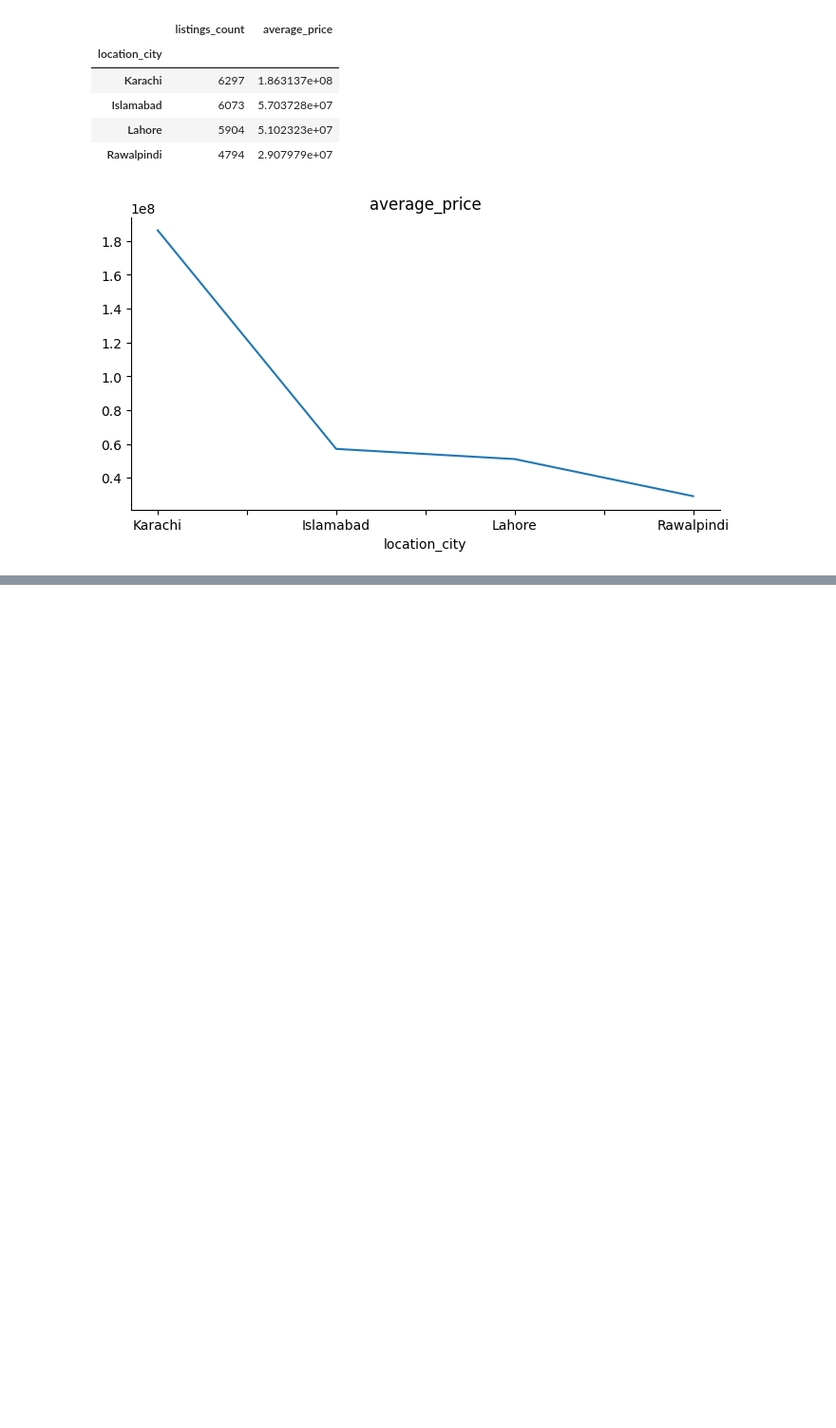
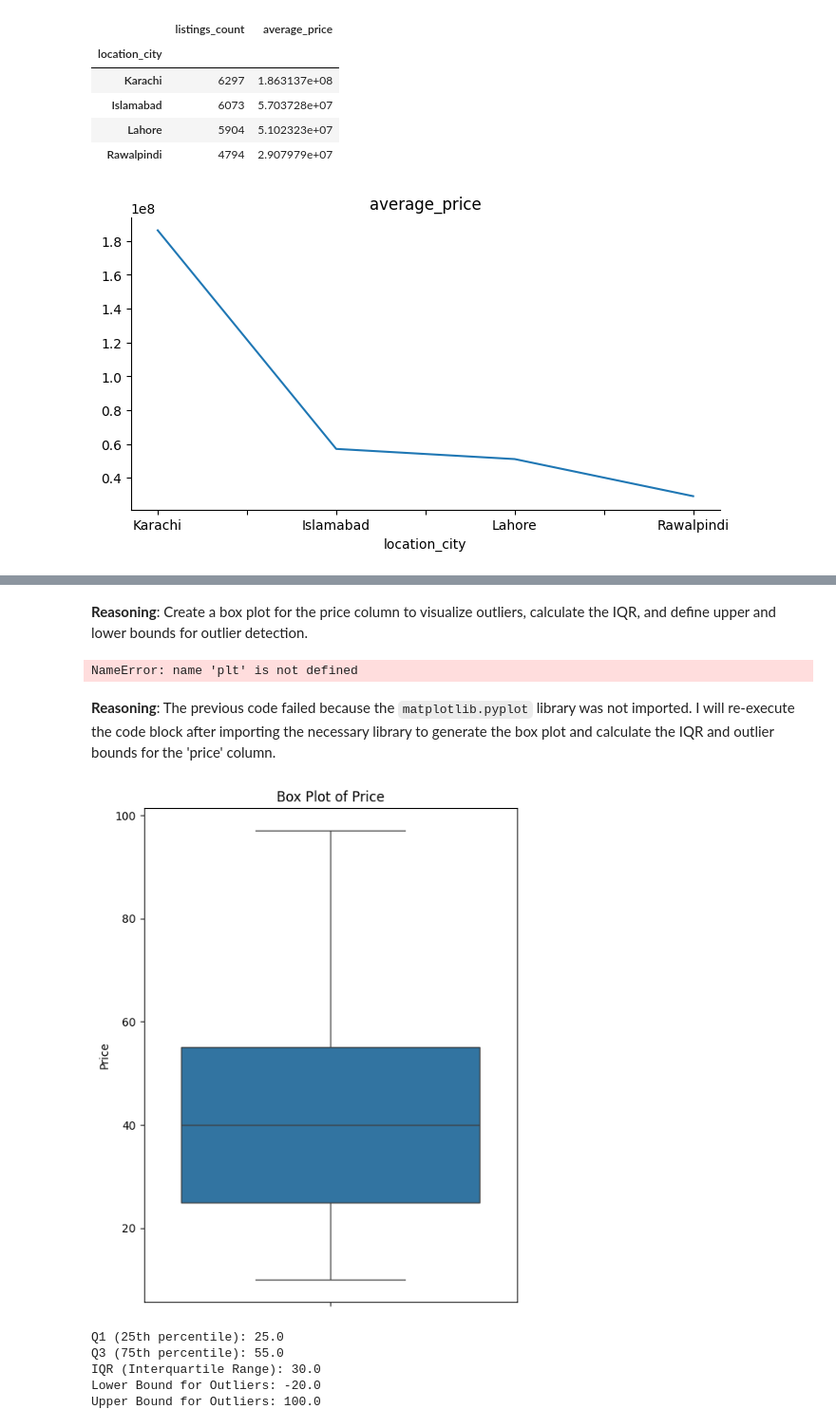
Before and after one commit to tahahasan01/Airbnb_Listings_Analysis, a Jupyter notebook: Airbnb_Analysis.ipynb, the cells around one changed output, grey strips where cells are left out. Shown at 95% size. Saved outputs shown, nothing was run; the diff lists cells and outputs as text; code cells hidden in the pictures; blank space fills up the shorter version.

```diff
--- a/Airbnb_Analysis.ipynb
+++ b/Airbnb_Analysis.ipynb
@@ -1101,0 +1319,14 @@ plt.gca().spines[['top', 'right']].set_visible(False)
+# %%
+# Create dummy variables for 'roomType' and 'isHostedBySuperhost'
+df_combined_cleaned = pd.get_dummies(df_combined_cleaned, columns=['roomType', 'isHostedBySuperhost'], prefix=['roomType', 'isHostedBySuperhost'], drop_first=True)
+
+# Re-create the 'city' feature from the 'address' column
+df_combined_cleaned['city'] = df_combined_cleaned['address'].str.split(',').str[0]
+
+# Display the first few rows to verify the new features
+print("DataFrame with new dummy variables and 'city' feature:")
+display(df_combined_cleaned.head())
+
+# Display the columns to check the new dummy variable names
+print("\nColumns after creating dummy variables:")
+print(df_combined_cleaned.columns)
@@ -1101,0 +1359,65 @@ plt.gca().spines[['top', 'right']].set_visible(False)
+# %% [markdown]
+**Reasoning**:
+Create a box plot for the price column to visualize outliers, calculate the IQR, and define upper and lower bounds for outlier detection.
+# %%
+import numpy as np
+
+# Create a box plot of the price column
+plt.figure(figsize=(6, 8))
+sns.boxplot(y=df_combined_cleaned['price'])
+plt.title('Box Plot of Price')
+plt.ylabel('Price')
+plt.show()
+
+# Calculate the IQR for the price column
+Q1 = df_combined_cleaned['price'].quantile(0.25)
+Q3 = df_combined_cleaned['price'].quantile(0.75)
+IQR = Q3 - Q1
+
+# Define upper and lower bounds for outlier detection
+lower_bound = Q1 - 1.5 * IQR
+upper_bound = Q3 + 1.5 * IQR
+
+print(f"Q1 (25th percentile): {Q1}")
+print(f"Q3 (75th percentile): {Q3}")
+print(f"IQR (Interquartile Range): {IQR}")
+print(f"Lower Bound for Outliers: {lower_bound}")
+print(f"Upper Bound for Outliers: {upper_bound}")
+# %% [output]
+NameError: name 'plt' is not defined
+# %% [markdown]
+**Reasoning**:
+The previous code failed because the `matplotlib.pyplot` library was not imported. I will re-execute the code block after importing the necessary library to generate the box plot and calculate the IQR and outlier bounds for the 'price' column.
+# %%
+import matplotlib.pyplot as plt
+import seaborn as sns
+import numpy as np
+
+# Create a box plot of the price column
+plt.figure(figsize=(6, 8))
+sns.boxplot(y=df_combined_cleaned['price'])
+plt.title('Box Plot of Price')
+plt.ylabel('Price')
+plt.show()
+
+# Calculate the IQR for the price column
+Q1 = df_combined_cleaned['price'].quantile(0.25)
+Q3 = df_combined_cleaned['price'].quantile(0.75)
+IQR = Q3 - Q1
+
+# Define upper and lower bounds for outlier detection
+lower_bound = Q1 - 1.5 * IQR
+upper_bound = Q3 + 1.5 * IQR
+
+print(f"Q1 (25th percentile): {Q1}")
+print(f"Q3 (75th percentile): {Q3}")
+print(f"IQR (Interquartile Range): {IQR}")
+print(f"Lower Bound for Outliers: {lower_bound}")
+print(f"Upper Bound for Outliers: {upper_bound}")
+# %% [output]
+[figure, added]
+Q1 (25th percentile): 25.0
+Q3 (75th percentile): 55.0
+IQR (Interquartile Range): 30.0
+Lower Bound for Outliers: -20.0
+Upper Bound for Outliers: 100.0
```
Also changed, not shown: parts of 35 cells of this notebook.
